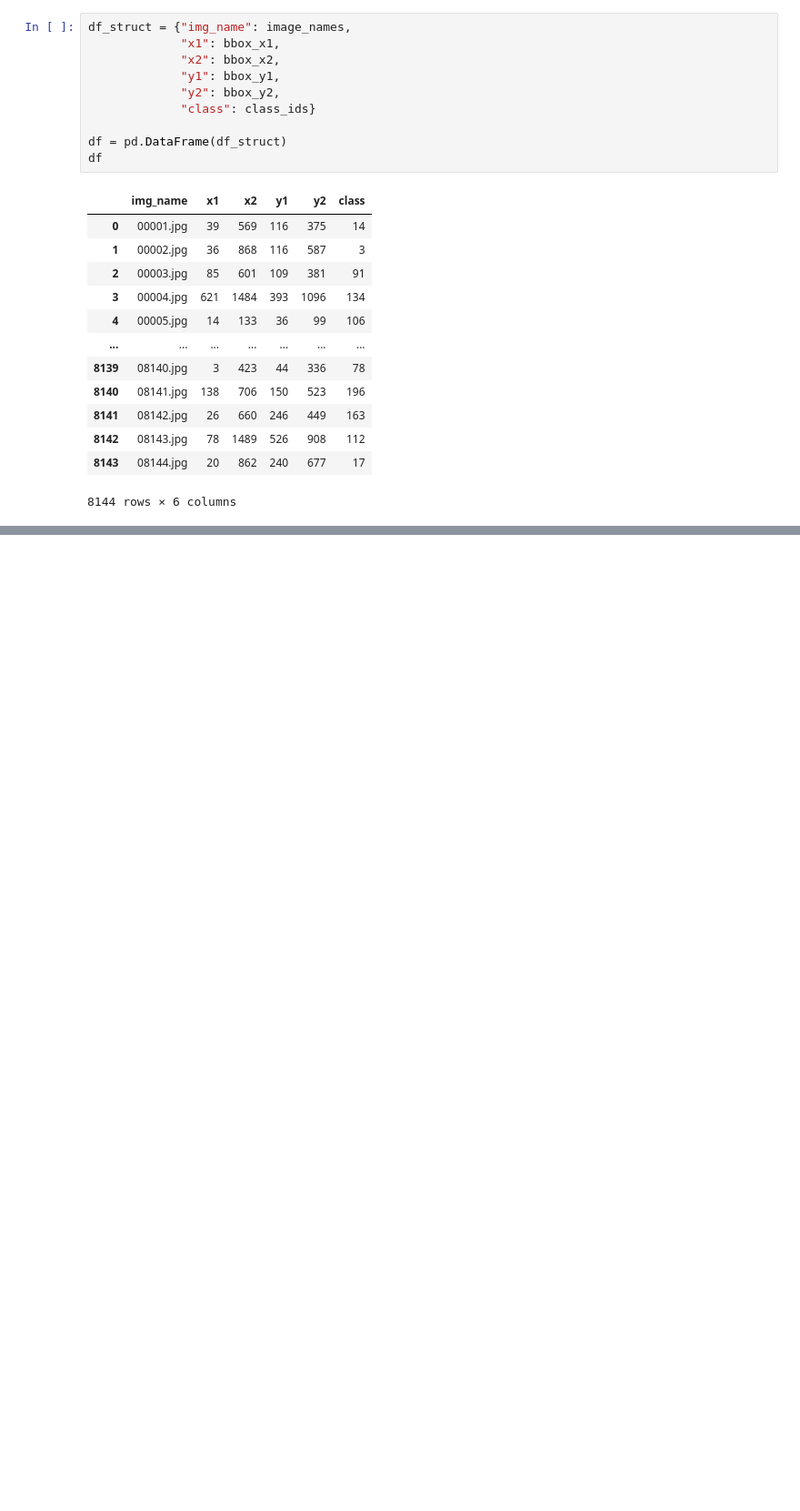
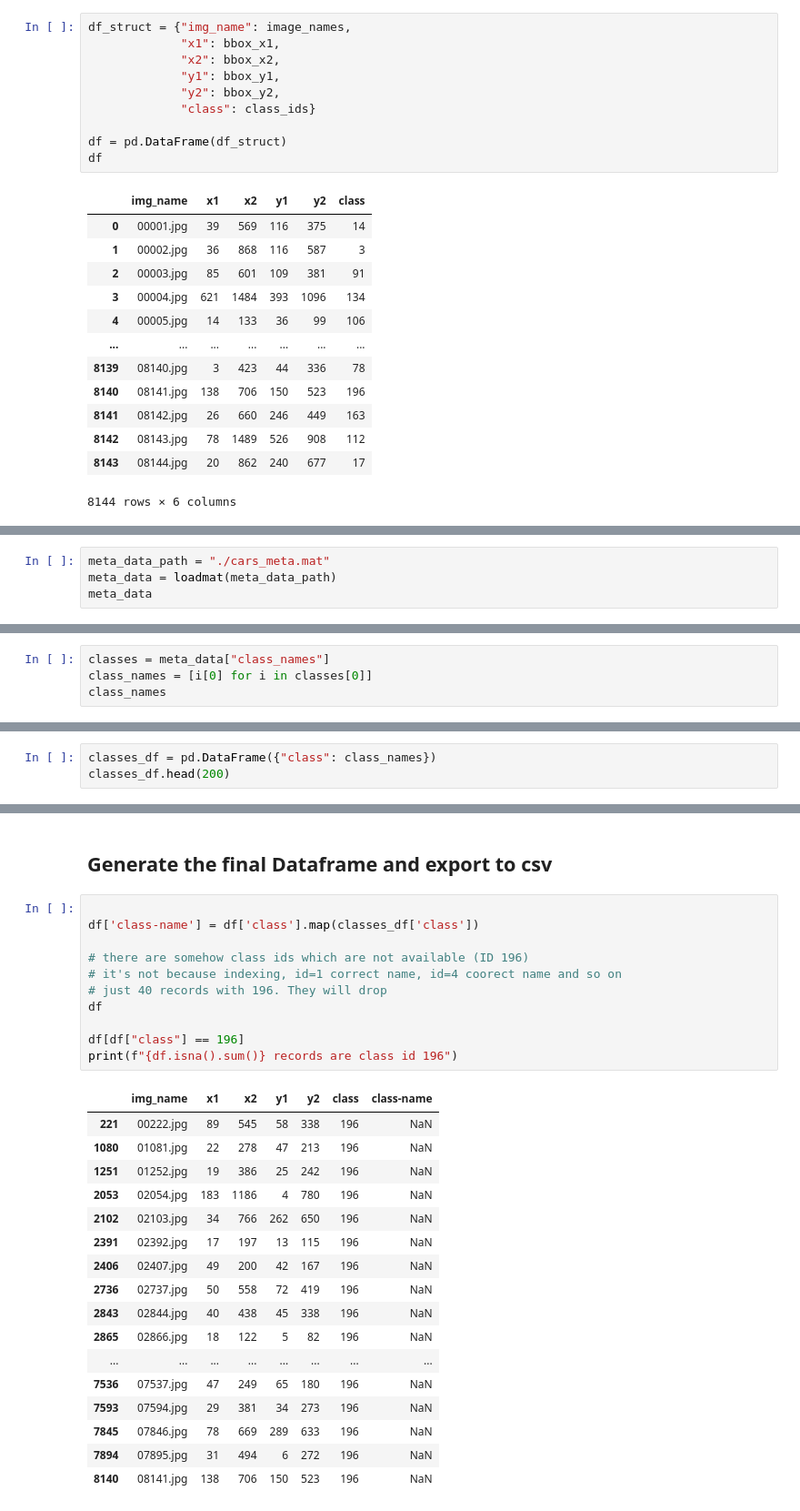
Before and after one commit to MrChriwo/car-body-prediction, a Jupyter notebook: services/data_converter/Data_converter.ipynb, the cells around one changed output, grey strips where cells are left out. Shown at 91% size. Cells and saved outputs as stored; diff of their text form; blank space fills up the shorter version.

Commit message:
convert mat data into csv

```diff
--- a/services/data_converter/Data_converter.ipynb
+++ b/services/data_converter/Data_converter.ipynb
@@ -122,0 +125,4 @@ df
+# %%
+meta_data_path = "./cars_meta.mat"
+meta_data = loadmat(meta_data_path)
+meta_data
@@ -122,0 +147,4 @@ df
+# %%
+classes = meta_data["class_names"]
+class_names = [i[0] for i in classes[0]]
+class_names
@@ -122,0 +171,3 @@ df
+# %%
+classes_df = pd.DataFrame({"class": class_names})
+classes_df.head(200)
@@ -122,0 +188,31 @@ df
+# %% [markdown]
+## Generate the final Dataframe and export to csv
+# %%
+
+df['class-name'] = df['class'].map(classes_df['class'])
+
+# there are somehow class ids which are not available (ID 196)
+# it's not because indexing, id=1 correct name, id=4 coorect name and so on
+# just 40 records with 196. They will drop
+df
+
+df[df["class"] == 196]
+print(f"{df.isna().sum()} records are class id 196")
+# %% [output]
+|  | img_name | x1 | x2 | y1 | y2 | class | class-name |
+| 221 | 00222.jpg | 89 | 545 | 58 | 338 | 196 | NaN |
+| 1080 | 01081.jpg | 22 | 278 | 47 | 213 | 196 | NaN |
+| 1251 | 01252.jpg | 19 | 386 | 25 | 242 | 196 | NaN |
+| 2053 | 02054.jpg | 183 | 1186 | 4 | 780 | 196 | NaN |
+| 2102 | 02103.jpg | 34 | 766 | 262 | 650 | 196 | NaN |
+| 2391 | 02392.jpg | 17 | 197 | 13 | 115 | 196 | NaN |
+| 2406 | 02407.jpg | 49 | 200 | 42 | 167 | 196 | NaN |
+| 2736 | 02737.jpg | 50 | 558 | 72 | 419 | 196 | NaN |
+| 2843 | 02844.jpg | 40 | 438 | 45 | 338 | 196 | NaN |
+| 2865 | 02866.jpg | 18 | 122 | 5 | 82 | 196 | NaN |
+| ... | ... | ... | ... | ... | ... | ... | ... |
+| 7536 | 07537.jpg | 47 | 249 | 65 | 180 | 196 | NaN |
+| 7593 | 07594.jpg | 29 | 381 | 34 | 273 | 196 | NaN |
+| 7845 | 07846.jpg | 78 | 669 | 289 | 633 | 196 | NaN |
+| 7894 | 07895.jpg | 31 | 494 | 6 | 272 | 196 | NaN |
+| 8140 | 08141.jpg | 138 | 706 | 150 | 523 | 196 | NaN |
```
Also changed, not shown: parts of 5 cells of this notebook, 2 other files.
